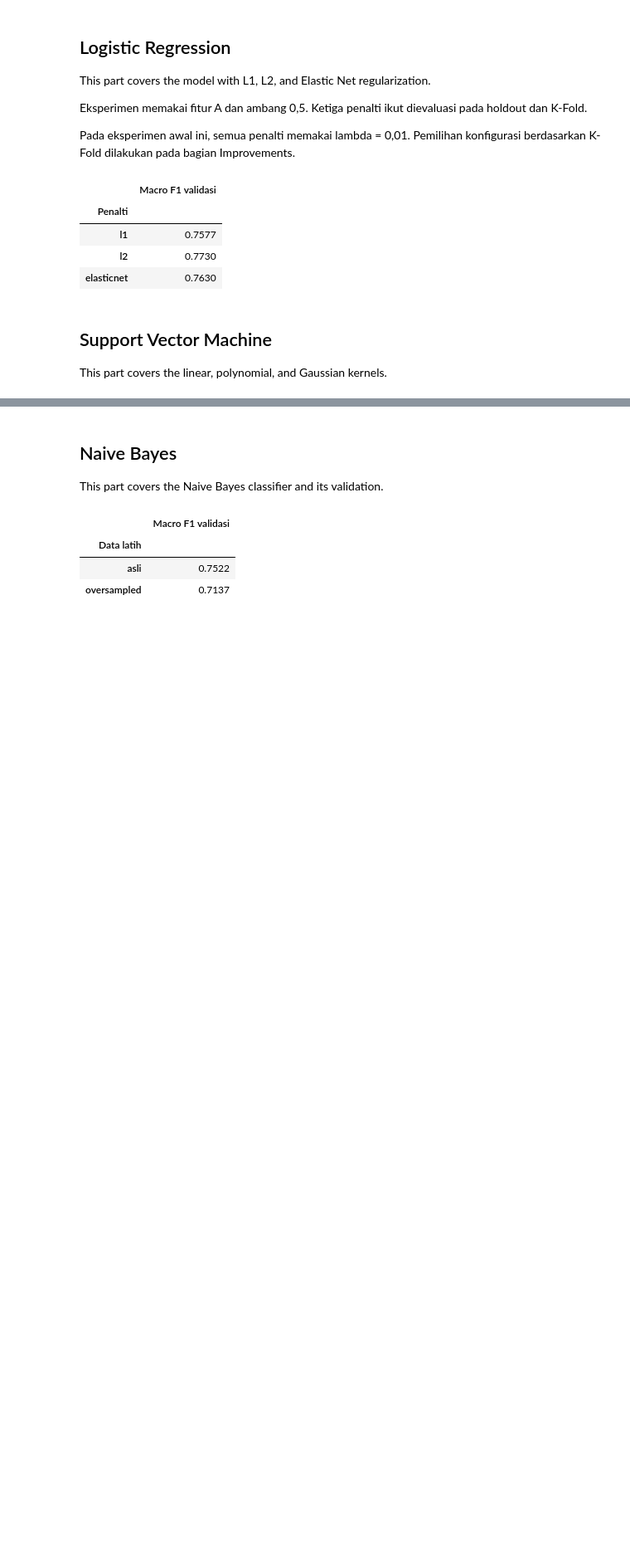
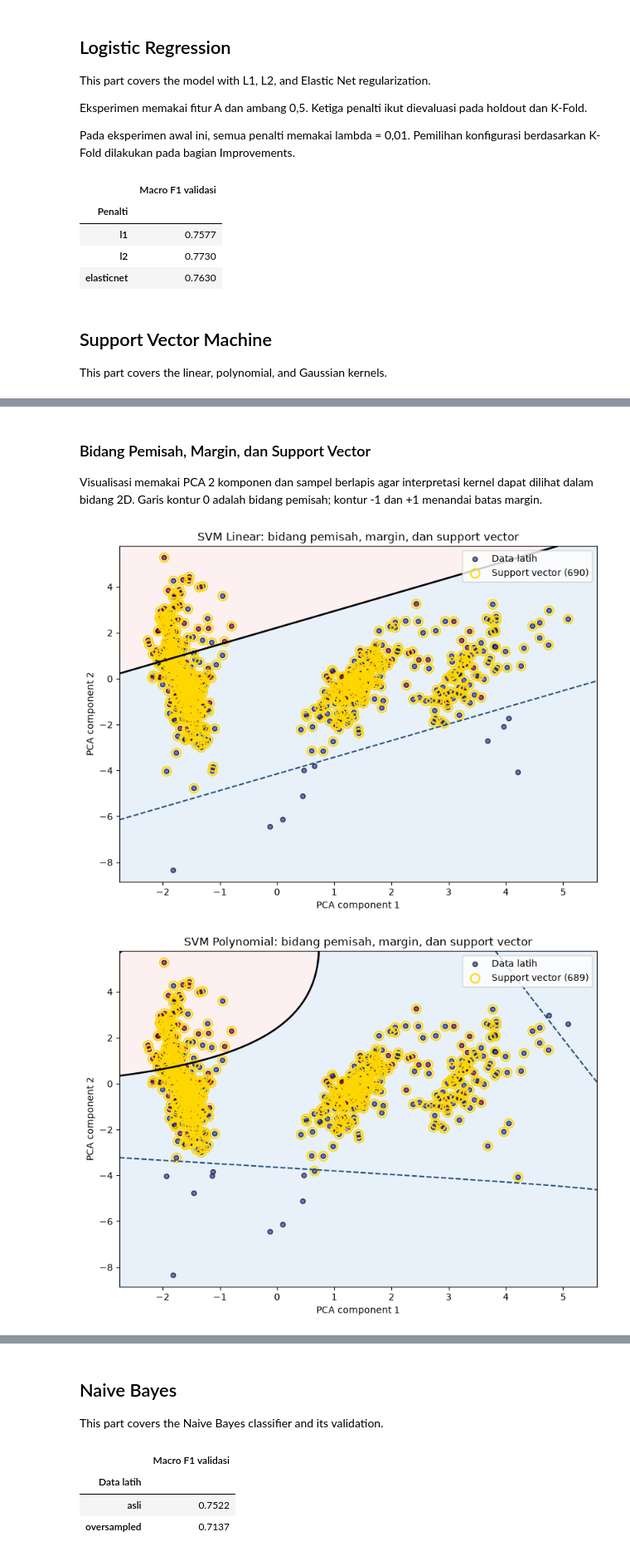
Before and after one commit to Hagon47/IF3170_G24_AyamNutellaBear, a Jupyter notebook: src/notebook/notebook.ipynb, the cells around one changed output, grey strips where cells are left out. Shown at 83% size. Saved outputs shown, nothing was run; the diff lists cells and outputs as text; code cells hidden in the pictures; blank space fills up the shorter version.

```diff
--- a/src/notebook/notebook.ipynb
+++ b/src/notebook/notebook.ipynb
@@ -1249,0 +1286,51 @@ This part covers the linear, polynomial, and Gaussian kernels.
+# %% [markdown]
+### Bidang Pemisah, Margin, dan Support Vector
+
+Visualisasi memakai PCA 2 komponen dan sampel berlapis agar interpretasi kernel dapat dilihat dalam bidang 2D. Garis kontur 0 adalah bidang pemisah; kontur -1 dan +1 menandai batas margin.
+# %%
+rng_vis = np.random.default_rng(CFG.SEED)
+vis_indices = []
+for label in np.unique(y_svm_fit):
+    cls_indices = np.flatnonzero(y_svm_fit == label)
+    take = min(700 // len(np.unique(y_svm_fit)), len(cls_indices))
+    vis_indices.extend(rng_vis.choice(cls_indices, size=take, replace=False).tolist())
+X_vis, y_vis = X_svm_fit[np.asarray(vis_indices)], y_svm_fit[np.asarray(vis_indices)]
+pca2 = PCA(n_components=2, random_state=CFG.SEED).fit(X_vis)
+X_vis = pca2.transform(X_vis)
+
+plot_specs = [
+    ('Linear', 'linear_decision_boundary.png', {}),
+    ('Polynomial', 'polynomial_decision_boundary.png', {'degree': 2, 'coef0': 0.7}),
+    ('Gaussian RBF', 'gaussian_rbf_decision_boundary.png', {'gamma': 0.05}),
+]
+
+for title, filename, options in plot_specs:
+    kernel = 'linear' if title == 'Linear' else ('polynomial' if title == 'Polynomial' else 'rbf')
+    vis_model = Svm(kernel=kernel, n_iters=250, learning_rate=1e-3, tolerance=1e-5, **options).fit(X_vis, y_vis)
+
+    x_min, x_max = X_vis[:, 0].min() - 0.5, X_vis[:, 0].max() + 0.5
+    y_min, y_max = X_vis[:, 1].min() - 0.5, X_vis[:, 1].max() + 0.5
+    xx, yy = np.meshgrid(np.linspace(x_min, x_max, 300), np.linspace(y_min, y_max, 300))
+    grid = np.column_stack([xx.ravel(), yy.ravel()])
+    zz = vis_model.decision_function(grid).reshape(xx.shape)
+
+    plt.figure(figsize=(8, 6))
+    plt.contourf(xx, yy, zz, levels=[-np.inf, 0, np.inf], alpha=0.20, colors=['#8db4e2', '#f2b6b6'])
+    plt.contour(xx, yy, zz, levels=[-1, 0, 1], colors=['#1f4e79', 'black', '#9c0006'],
+                linestyles=['--', '-', '--'], linewidths=[1.5, 2, 1.5])
+    plt.scatter(X_vis[:, 0], X_vis[:, 1], c=y_vis, cmap='coolwarm',
+                edgecolors='k', s=25, alpha=0.75, label='Data latih')
+    plt.scatter(vis_model.support_vectors[:, 0], vis_model.support_vectors[:, 1],
+                s=95, facecolors='none', edgecolors='gold', linewidths=1.5,
+                label=f'Support vector ({len(vis_model.support_vectors)})')
+    plt.title(f'SVM {title}: bidang pemisah, margin, dan support vector')
+    plt.xlabel('PCA component 1')
+    plt.ylabel('PCA component 2')
+    plt.legend(loc='best')
+    plt.tight_layout()
+    (CFG.OUTPUT_DIR / 'images').mkdir(parents=True, exist_ok=True)
+    plt.savefig(CFG.OUTPUT_DIR / 'images' / filename, dpi=150)
+    plt.show()
+# %% [output]
+[figure, added]
+[figure, added]
```
Also changed, not shown: parts of 13 cells of this notebook, 1 other file.
